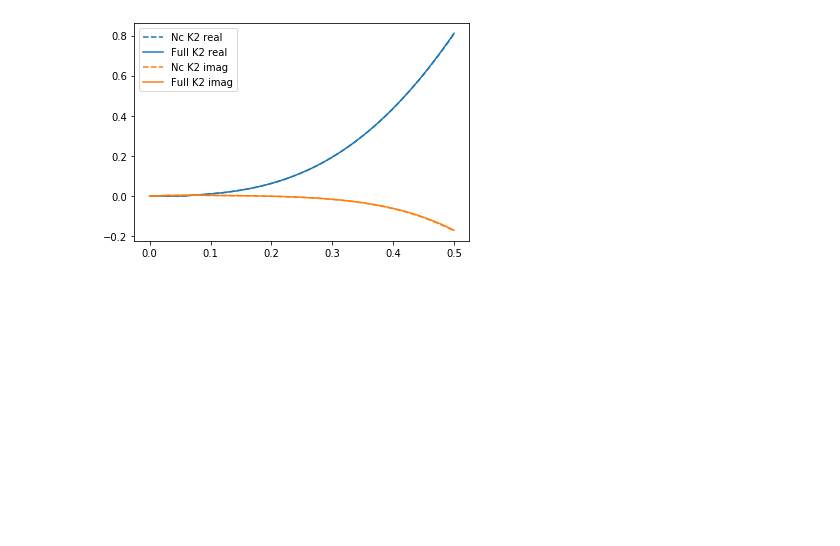
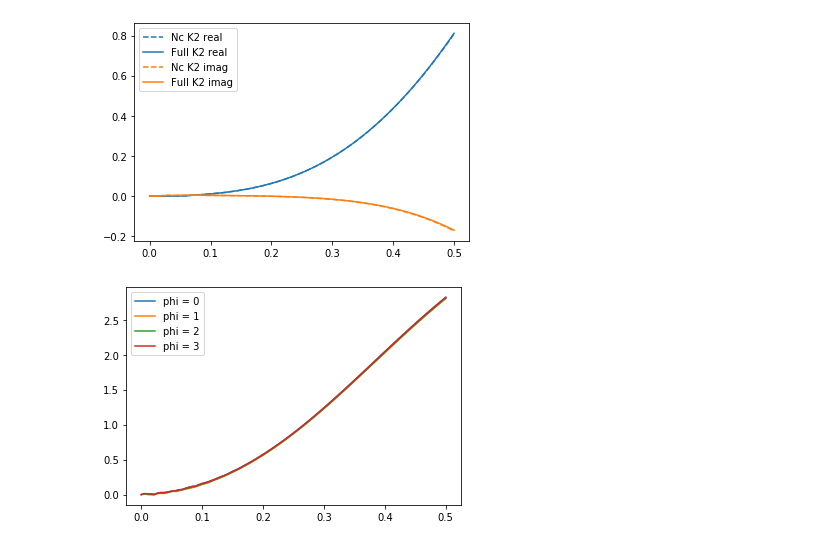
Before and after one commit to johannesgutn/schrodinger, a Jupyter notebook: plots.ipynb, the cells around one changed output. Cells and saved outputs as stored; diff of their text form; code cells hidden in the pictures; blank space fills up the shorter version.

```diff
--- a/plots.ipynb
+++ b/plots.ipynb
@@ -46,3 +46,23 @@ plt.legend()
 plt.show()
 # %% [output]
 [figure]
+# %%
+th0 = np.load('data_files/sch_p=1_theta=0_gridpoints=60_gridsize=3_L=0.5_E=5_z=0.4.npy')
+th1 = np.load('data_files/sch_p=1_theta=1_gridpoints=60_gridsize=3_L=0.5_E=5_z=0.4.npy')
+th2 = np.load('data_files/sch_p=1_theta=2_gridpoints=60_gridsize=3_L=0.5_E=5_z=0.4.npy')
+th3 = np.load('data_files/sch_p=1_theta=3_gridpoints=60_gridsize=3_L=0.5_E=5_z=0.4.npy')
+
+t = th0[0]
+# %%
+n=4
+
+plt.plot(t,np.real(th0[n]),label='phi = 0')
+plt.plot(t,np.real(th1[n]),label='phi = 1')
+plt.plot(t,np.real(th2[n]),label='phi = 2')
+plt.plot(t,np.real(th3[n]),label='phi = 3')
+
+
+plt.legend()
+plt.show()
+# %% [output]
+[figure, added]
```
Also changed, not shown: parts of 1 cell of this notebook, 16 other files.
